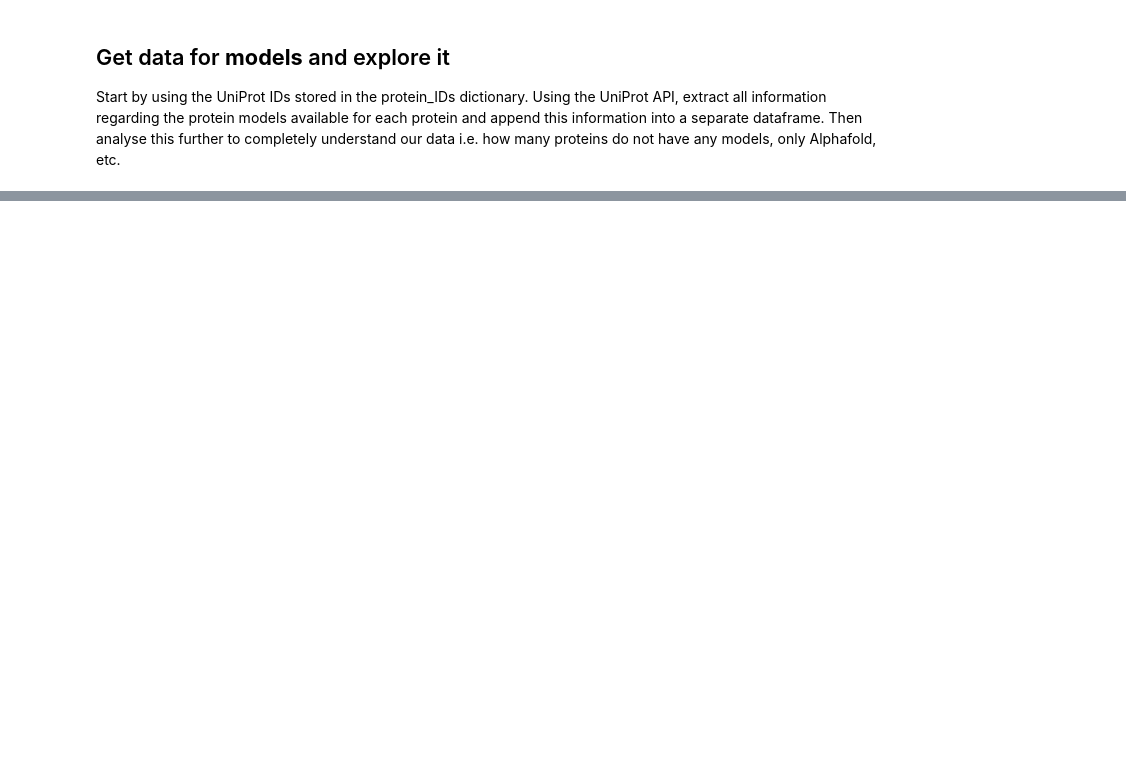
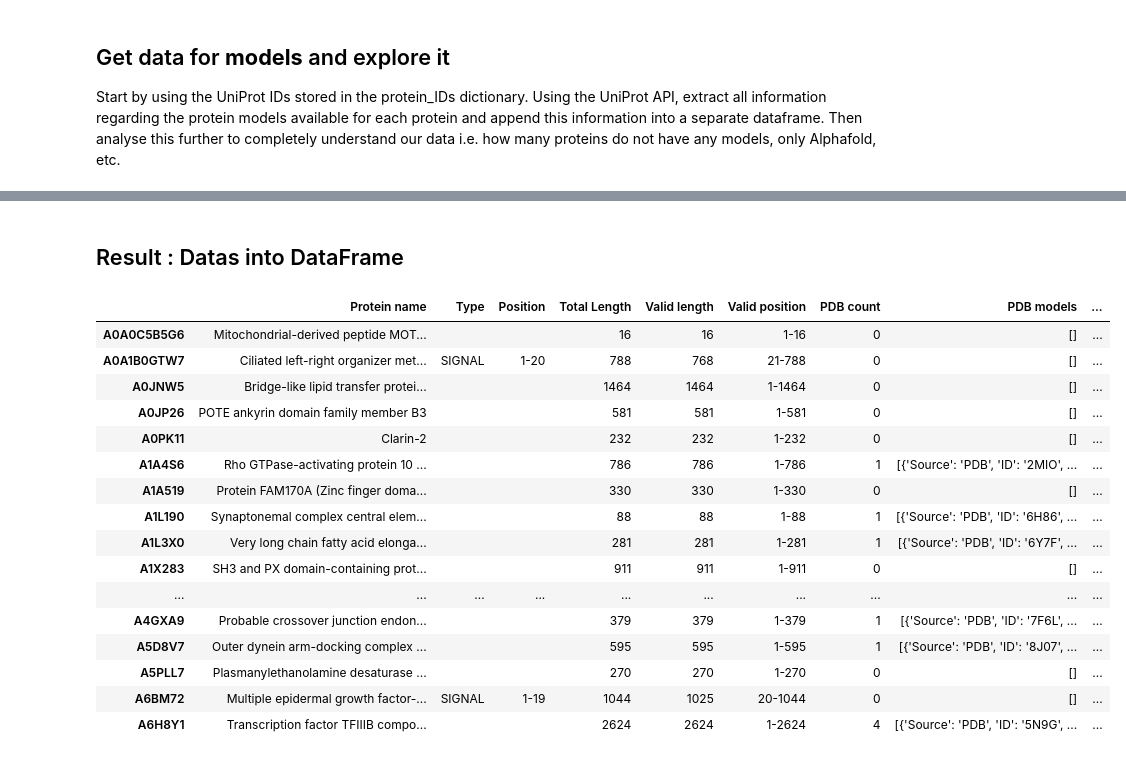
Before and after one commit to CarlosNoriegaPolo/fMetRecogninPrediction, a Jupyter notebook: fMet_Recognin_Prediction.ipynb, the cells around one changed output, grey strips where cells are left out. Saved outputs shown, nothing was run; the diff lists cells and outputs as text; code cells hidden in the pictures; blank space fills up the shorter version.

```diff
--- a/fMet_Recognin_Prediction.ipynb
+++ b/fMet_Recognin_Prediction.ipynb
@@ -49,6 +51,7 @@ params = {
 url = f"{base_url}?{'&'.join(f'{k}={v}' for k, v in params.items())}"
 
 # Initialize dictionary to store protein data
+uniprot_IDs = []
 protein_IDs = {}
 progress = 0
 
@@ -70,6 +73,8 @@ while url:
             fields = line.split("\t")
             if len(fields) >= 2:  # Ensure there are at least two columns
                 uniprot_id, protein_name = fields[:2]  # Take only the first two values
+
+                uniprot_IDs.append(uniprot_id)
                 protein_IDs[protein_name] = uniprot_id
 
         # Update progress
@@ -138,0 +592,19 @@ Start by using the UniProt IDs stored in the protein_IDs dictionary. Using the U
+# %%
+resol_cut, covper_cut = 2.50, 80 #set cutoff values
+# %%
+filtered_models = {}
+filtered_counts = {}
+
+for key in models:
+  valid_length_ = valid_length[key]
+  filtered_model= []
+  filtered_count = 0
+  if models[key]:
+    for model in models[key]:
+      resol = float(model['Resolution'].split(' ')[0]) if model['Resolution'] != '-' else 10
+      covper = model['CovPer']
+      if resol <= resol_cut and covper >= covper_cut:
+        filtered_model.append(model['ID'])
+        filtered_count += 1
+  filtered_models[key] = filtered_model
+  filtered_counts[key] = filtered_count
@@ -138,0 +632,33 @@ Start by using the UniProt IDs stored in the protein_IDs dictionary. Using the U
+# %% [markdown]
+## Result : Datas into DataFrame
+# %%
+df = pd.DataFrame({'Protein name' : protein_names,
+                   'Type' : transig_type,
+                   'Position' : transig_pos,
+                   'Total Length' : total_length,
+                   'Valid length' : valid_length,
+                   'Valid position' : valid_pos,
+                   'PDB count' : model_count,
+                   'PDB models' : models,
+                   'Filtered count' : filtered_counts,
+                   'Filtered ID (2.50A & 80%)' : filtered_models})
+# %%
+df.head(20)
+# %% [output]
+|  | Protein name | Type | Position | Total Length | Valid length | Valid position | PDB count | PDB models | ... |
+| A0A0C5B5G6 | Mitochondrial-derived peptide MOT... |  |  | 16 | 16 | 1-16 | 0 | [] | ... |
+| A0A1B0GTW7 | Ciliated left-right organizer met... | SIGNAL | 1-20 | 788 | 768 | 21-788 | 0 | [] | ... |
+| A0JNW5 | Bridge-like lipid transfer protei... |  |  | 1464 | 1464 | 1-1464 | 0 | [] | ... |
+| A0JP26 | POTE ankyrin domain family member B3 |  |  | 581 | 581 | 1-581 | 0 | [] | ... |
+| A0PK11 | Clarin-2 |  |  | 232 | 232 | 1-232 | 0 | [] | ... |
+| A1A4S6 | Rho GTPase-activating protein 10 ... |  |  | 786 | 786 | 1-786 | 1 | [{'Source': 'PDB', 'ID': '2MIO', ... | ... |
+| A1A519 | Protein FAM170A (Zinc finger doma... |  |  | 330 | 330 | 1-330 | 0 | [] | ... |
+| A1L190 | Synaptonemal complex central elem... |  |  | 88 | 88 | 1-88 | 1 | [{'Source': 'PDB', 'ID': '6H86', ... | ... |
+| A1L3X0 | Very long chain fatty acid elonga... |  |  | 281 | 281 | 1-281 | 1 | [{'Source': 'PDB', 'ID': '6Y7F', ... | ... |
+| A1X283 | SH3 and PX domain-containing prot... |  |  | 911 | 911 | 1-911 | 0 | [] | ... |
+| ... | ... | ... | ... | ... | ... | ... | ... | ... | ... |
+| A4GXA9 | Probable crossover junction endon... |  |  | 379 | 379 | 1-379 | 1 | [{'Source': 'PDB', 'ID': '7F6L', ... | ... |
+| A5D8V7 | Outer dynein arm-docking complex ... |  |  | 595 | 595 | 1-595 | 1 | [{'Source': 'PDB', 'ID': '8J07', ... | ... |
+| A5PLL7 | Plasmanylethanolamine desaturase ... |  |  | 270 | 270 | 1-270 | 0 | [] | ... |
+| A6BM72 | Multiple epidermal growth factor-... | SIGNAL | 1-19 | 1044 | 1025 | 20-1044 | 0 | [] | ... |
+| A6H8Y1 | Transcription factor TFIIIB compo... |  |  | 2624 | 2624 | 1-2624 | 4 | [{'Source': 'PDB', 'ID': '5N9G', ... | ... |
```
Also changed, not shown: parts of 19 cells of this notebook.
